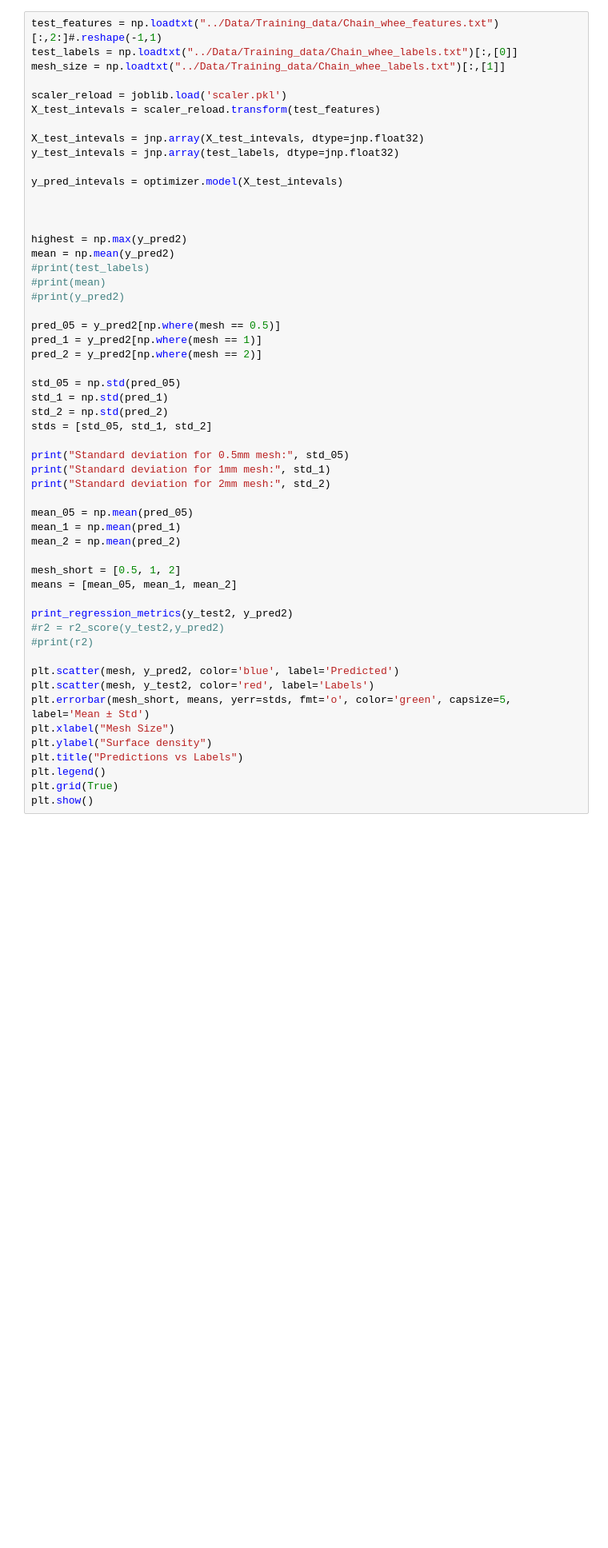
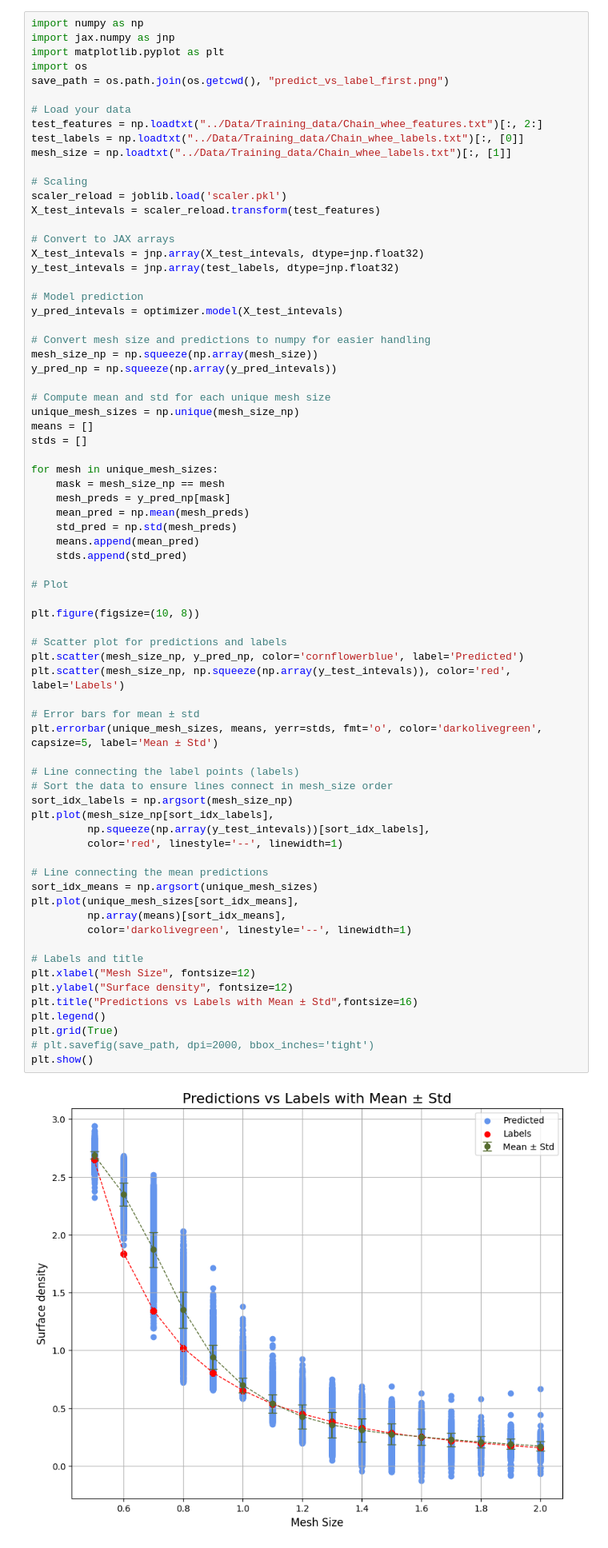
Before and after one commit to MagnusKarlsen1/PCQA-NN, a Jupyter notebook: Code/Gradient NN/models/FlaxMLP_copy.ipynb, the cells around one changed output. Shown at 80% size. Saved outputs shown, nothing was run; the diff lists cells and outputs as text; blank space fills up the shorter version.

```diff
--- a/Code/Gradient NN/models/FlaxMLP_copy.ipynb
+++ b/Code/Gradient NN/models/FlaxMLP_copy.ipynb
@@ -243,59 +260,79 @@ Max Error        : 0.5650
 # %% [markdown]
 ## Different mesh sizes
 # %%
-test_features = np.loadtxt("../Data/Training_data/Chain_whee_features.txt")[:,2:]#.reshape(-1,1)
-test_labels = np.loadtxt("../Data/Training_data/Chain_whee_labels.txt")[:,[0]]
-mesh_size = np.loadtxt("../Data/Training_data/Chain_whee_labels.txt")[:,[1]]
+import numpy as np
+import jax.numpy as jnp
+import matplotlib.pyplot as plt
+import os
+save_path = os.path.join(os.getcwd(), "predict_vs_label_first.png")
 
+# Load your data
+test_features = np.loadtxt("../Data/Training_data/Chain_whee_features.txt")[:, 2:]
+test_labels = np.loadtxt("../Data/Training_data/Chain_whee_labels.txt")[:, [0]]
+mesh_size = np.loadtxt("../Data/Training_data/Chain_whee_labels.txt")[:, [1]]
+
+# Scaling
 scaler_reload = joblib.load('scaler.pkl')
 X_test_intevals = scaler_reload.transform(test_features)
 
+# Convert to JAX arrays
 X_test_intevals = jnp.array(X_test_intevals, dtype=jnp.float32)
 y_test_intevals = jnp.array(test_labels, dtype=jnp.float32)
 
+# Model prediction
 y_pred_intevals = optimizer.model(X_test_intevals)
 
+# Convert mesh size and predictions to numpy for easier handling
+mesh_size_np = np.squeeze(np.array(mesh_size))
+y_pred_np = np.squeeze(np.array(y_pred_intevals))
 
+# Compute mean and std for each unique mesh size
+unique_mesh_sizes = np.unique(mesh_size_np)
+means = []
+stds = []
 
-highest = np.max(y_pred2)
-mean = np.mean(y_pred2)
-#print(test_labels)
-#print(mean)
-#print(y_pred2)
+for mesh in unique_mesh_sizes:
+    mask = mesh_size_np == mesh
+    mesh_preds = y_pred_np[mask]
+    mean_pred = np.mean(mesh_preds)
+    std_pred = np.std(mesh_preds)
+    means.append(mean_pred)
+    stds.append(std_pred)
 
-pred_05 = y_pred2[np.where(mesh == 0.5)]
-pred_1 = y_pred2[np.where(mesh == 1)]
-pred_2 = y_pred2[np.where(mesh == 2)]
+# Plot
 
-std_05 = np.std(pred_05)
-std_1 = np.std(pred_1)
-std_2 = np.std(pred_2)
-stds = [std_05, std_1, std_2]
+plt.figure(figsize=(10, 8))
 
-print("Standard deviation for 0.5mm mesh:", std_05)
-print("Standard deviation for 1mm mesh:", std_1)
-print("Standard deviation for 2mm mesh:", std_2)
+# Scatter plot for predictions and labels
+plt.scatter(mesh_size_np, y_pred_np, color='cornflowerblue', label='Predicted')
+plt.scatter(mesh_size_np, np.squeeze(np.array(y_test_intevals)), color='red', label='Labels')
 
-mean_05 = np.mean(pred_05)
-mean_1 = np.mean(pred_1)
-mean_2 = np.mean(pred_2)
+# Error bars for mean ± std
+plt.errorbar(unique_mesh_sizes, means, yerr=stds, fmt='o', color='darkolivegreen', capsize=5, label='Mean ± Std')
 
-mesh_short = [0.5, 1, 2]
-means = [mean_05, mean_1, mean_2]
+# Line connecting the label points (labels)
+# Sort the data to ensure lines connect in mesh_size order
+sort_idx_labels = np.argsort(mesh_size_np)
+plt.plot(mesh_size_np[sort_idx_labels],
+         np.squeeze(np.array(y_test_intevals))[sort_idx_labels],
+         color='red', linestyle='--', linewidth=1)
 
-print_regression_metrics(y_test2, y_pred2)
-#r2 = r2_score(y_test2,y_pred2)
-#print(r2)
+# Line connecting the mean predictions
+sort_idx_means = np.argsort(unique_mesh_sizes)
+plt.plot(unique_mesh_sizes[sort_idx_means],
+         np.array(means)[sort_idx_means],
+         color='darkolivegreen', linestyle='--', linewidth=1)
 
-plt.scatter(mesh, y_pred2, color='blue', label='Predicted')
-plt.scatter(mesh, y_test2, color='red', label='Labels')
-plt.errorbar(mesh_short, means, yerr=stds, fmt='o', color='green', capsize=5, label='Mean ± Std')
-plt.xlabel("Mesh Size")
-plt.ylabel("Surface density")
-plt.title("Predictions vs Labels")
+# Labels and title
+plt.xlabel("Mesh Size", fontsize=12)
+plt.ylabel("Surface density", fontsize=12)
+plt.title("Predictions vs Labels with Mean ± Std",fontsize=16)
 plt.legend()
 plt.grid(True)
+# plt.savefig(save_path, dpi=2000, bbox_inches='tight')
 plt.show()
+# %% [output]
+[figure, added]
 # %% [markdown]
 ## Visualization on parts
 # %%
```
Also changed, not shown: parts of 13 cells of this notebook, 28 other files.
